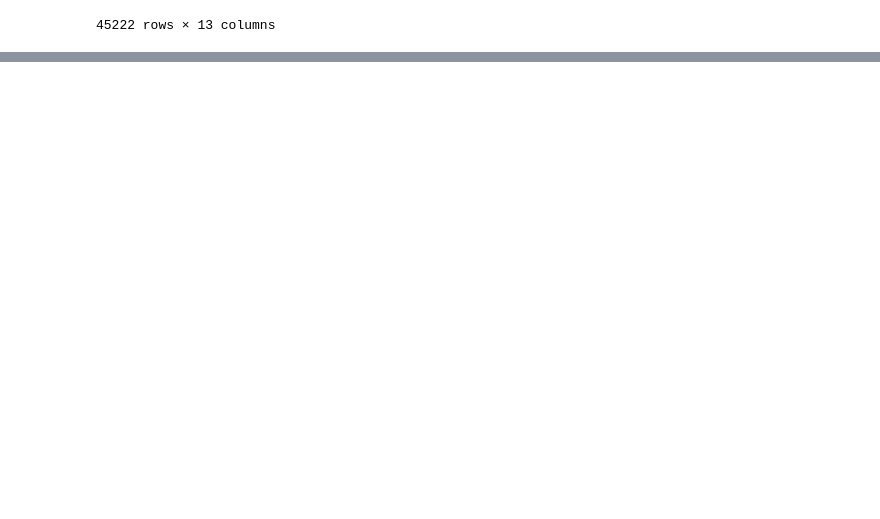
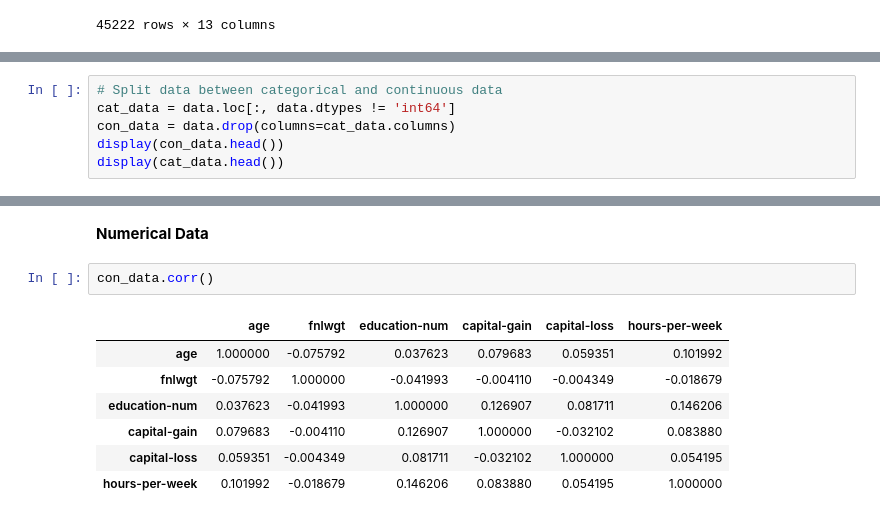
Before and after one commit to PikaSannnnn/cs105project, a Jupyter notebook: Stephen.ipynb, the cells around one changed output, grey strips where cells are left out. Drawn from its saved outputs; the diff is of its cells as text; blank space fills up the shorter version.

```diff
--- a/Stephen.ipynb
+++ b/Stephen.ipynb
@@ -177,0 +155,6 @@ cat_data
+# %%
+# Split data between categorical and continuous data
+cat_data = data.loc[:, data.dtypes != 'int64']
+con_data = data.drop(columns=cat_data.columns)
+display(con_data.head())
+display(cat_data.head())
@@ -177,0 +174,12 @@ cat_data
+# %% [markdown]
+**Numerical Data**
+# %%
+con_data.corr()
+# %% [output]
+|  | age | fnlwgt | education-num | capital-gain | capital-loss | hours-per-week |
+| age | 1.000000 | -0.075792 | 0.037623 | 0.079683 | 0.059351 | 0.101992 |
+| fnlwgt | -0.075792 | 1.000000 | -0.041993 | -0.004110 | -0.004349 | -0.018679 |
+| education-num | 0.037623 | -0.041993 | 1.000000 | 0.126907 | 0.081711 | 0.146206 |
+| capital-gain | 0.079683 | -0.004110 | 0.126907 | 1.000000 | -0.032102 | 0.083880 |
+| capital-loss | 0.059351 | -0.004349 | 0.081711 | -0.032102 | 1.000000 | 0.054195 |
+| hours-per-week | 0.101992 | -0.018679 | 0.146206 | 0.083880 | 0.054195 | 1.000000 |
```
Also changed, not shown: parts of 17 cells of this notebook.
